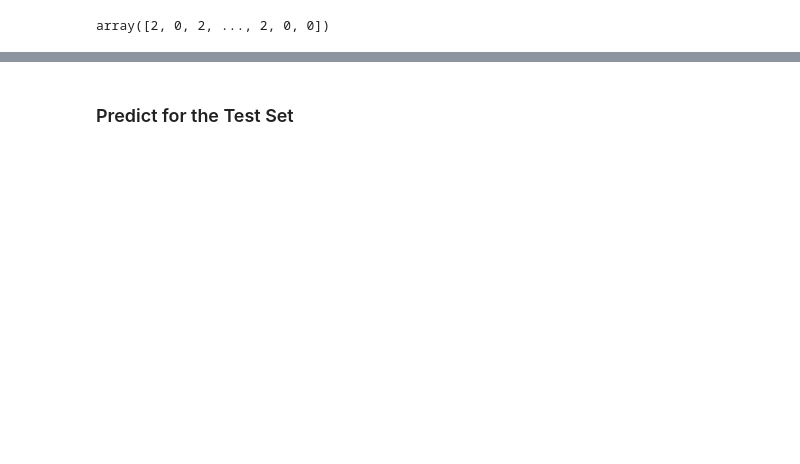
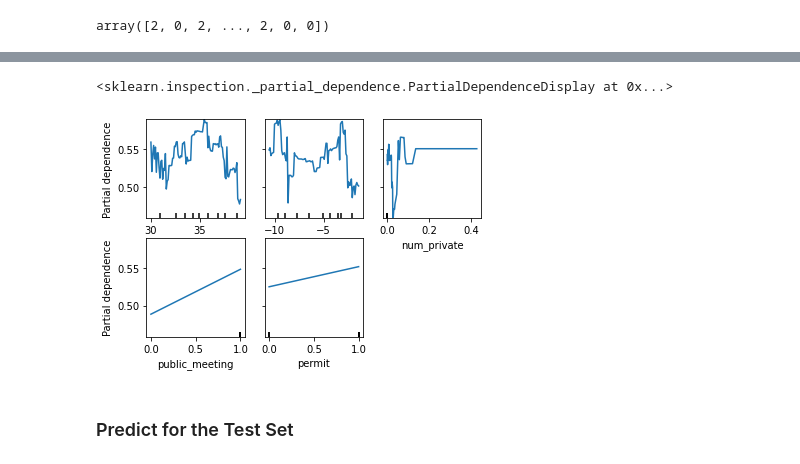
Before and after one commit to YogyaGamage/pump-it-up, a Jupyter notebook: ML_Pump_it_up.ipynb, the cells around one changed output, grey strips where cells are left out. Cells and saved outputs as stored; diff of their text form; code cells hidden in the pictures; blank space fills up the shorter version.

```diff
--- a/ML_Pump_it_up.ipynb
+++ b/ML_Pump_it_up.ipynb
@@ -621,3 +665,10 @@ accuracy_score(y_test, pred)
+# %%
+from sklearn.inspection import plot_partial_dependence
+features = [2,3,4,8,10]
+plot_partial_dependence(xgbcl, X_train, features,target=0)
+# %% [output]
+<sklearn.inspection._partial_dependence.PartialDependenceDisplay at 0x...>
+[figure, added]
 # %% [markdown]
 ### Predict for the Test Set
 # %%
```
Also changed, not shown: parts of 25 cells of this notebook, 3 other files.
